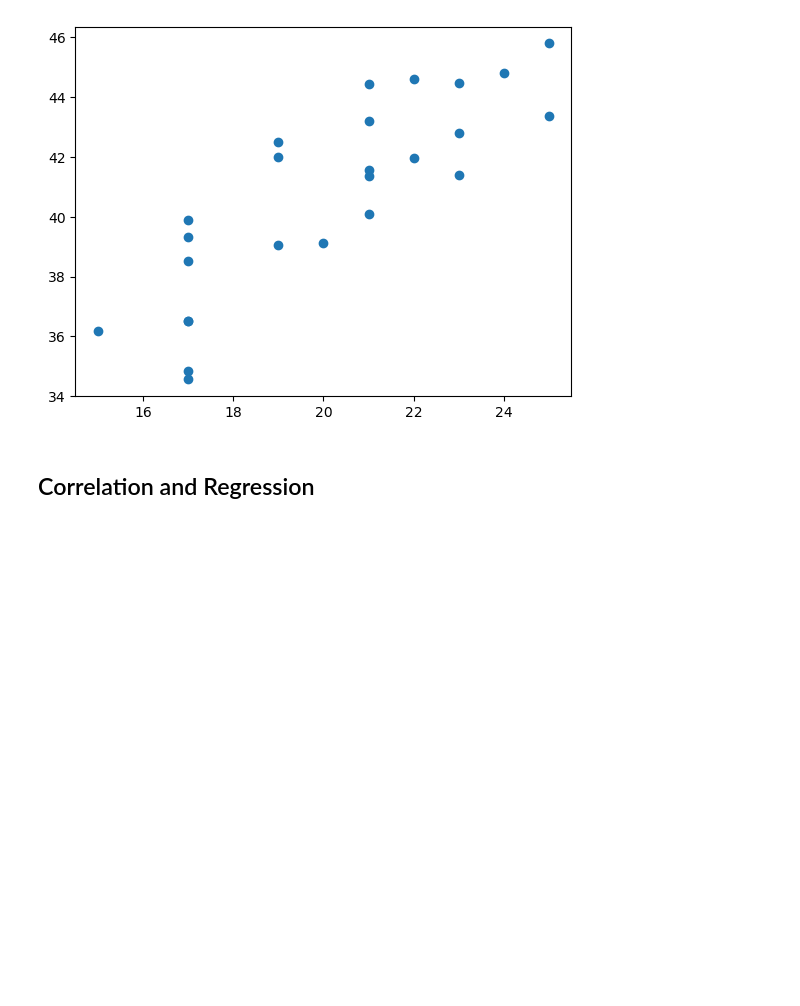
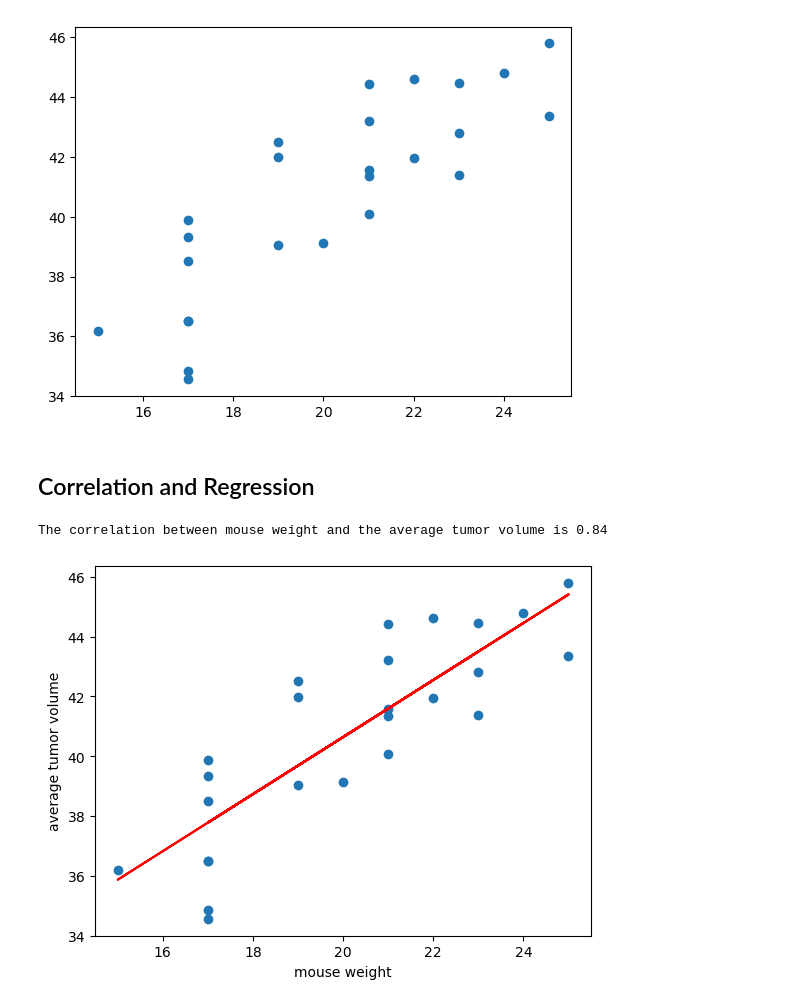
Before and after one commit to Anuja-y/Data_Visualisation, a Jupyter notebook: Pymaceuticals/pymaceuticals_starter.ipynb, the cells around one changed output. Saved outputs shown, nothing was run; the diff lists cells and outputs as text; code cells hidden in the pictures; blank space fills up the shorter version.

```diff
--- a/Pymaceuticals/pymaceuticals_starter.ipynb
+++ b/Pymaceuticals/pymaceuticals_starter.ipynb
@@ -288,0 +279,21 @@ plt.show()
+# %%
+# Calculate the correlation coefficient and linear regression model
+# for mouse weight and average tumor volume for the Capomulin regimen
+capomulin_tumor_volume_average = clean_df.loc[clean_df['Drug Regimen'] == 'Capomulin']
+capomulin_mouse_weight = capomulin_tumor_volume_average.groupby(['Mouse ID']).mean()
+mouse_weight = capomulin_mouse_weight['Weight (g)']
+average_tumor_volume = capomulin_mouse_weight['Tumor Volume (mm3)']
+correlation = st.pearsonr(mouse_weight,average_tumor_volume)
+(slope, intercept, rvalue, pvalue, stderr) = linregress(mouse_weight, average_tumor_volume)
+regress_values = mouse_weight * slope + intercept
+line_eq = "y = " + str(round(slope,2)) + "x + " + str(round(intercept,2))
+plt.scatter(mouse_weight,average_tumor_volume)
+plt.plot(mouse_weight,regress_values,"r-")
+plt.annotate(line_eq,(0,50),fontsize=15,color="red")
+plt.xlabel('mouse weight')
+plt.ylabel('average tumor volume')
+print(f"The correlation between mouse weight and the average tumor volume is {round(correlation[0],2)}")
+plt.show()
+# %% [output]
+The correlation between mouse weight and the average tumor volume is 0.84
+[figure, added]
```
Also changed, not shown: parts of 14 cells of this notebook.
